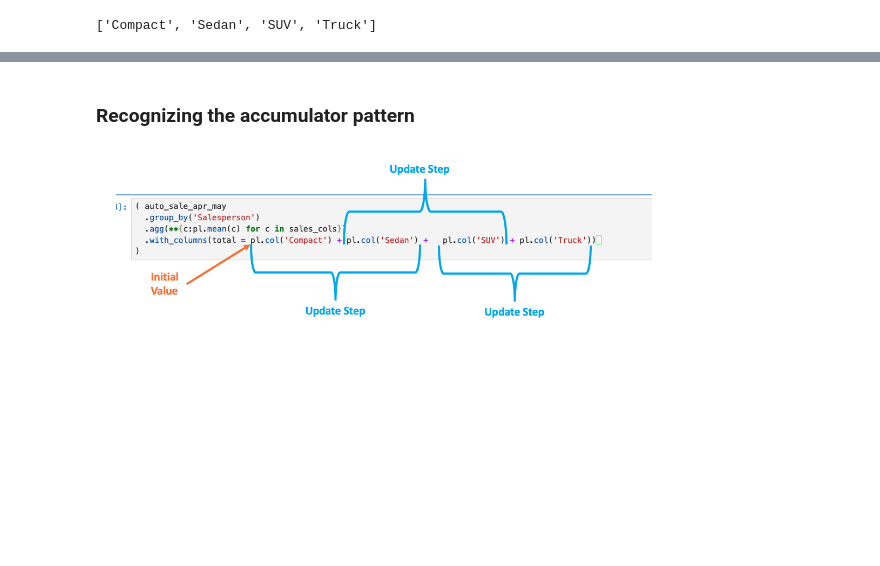
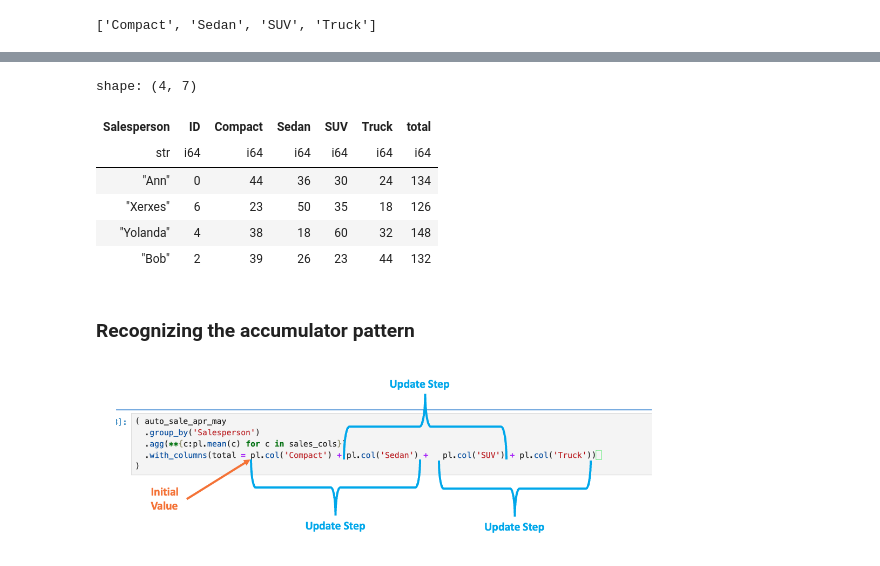
Before and after one commit to benhefel8/DSCI_326_module_3_scaling_up, a Jupyter notebook: 3_8_reduce_and_fold_in_polars.ipynb, the cells around one changed output, grey strips where cells are left out. Cells and saved outputs as stored; diff of their text form; code cells hidden in the pictures; blank space fills up the shorter version.

```diff
--- a/3_8_reduce_and_fold_in_polars.ipynb
+++ b/3_8_reduce_and_fold_in_polars.ipynb
@@ -72,3 +73,17 @@ shape: (4, 6)
+# %%
+( auto_sale_apr_may
+  .group_by('Salesperson')
+  .agg(cs.integer().sum())
+  .with_columns(total = pl.col('Compact') +	pl.col('Sedan') + pl.col('SUV') + pl.col('Truck'))
+)
+# %% [output]
+shape: (4, 7)
+| Salesperson | ID | Compact | Sedan | SUV | Truck | total |
+| str | i64 | i64 | i64 | i64 | i64 | i64 |
+| "Ann" | 0 | 44 | 36 | 30 | 24 | 134 |
+| "Xerxes" | 6 | 23 | 50 | 35 | 18 | 126 |
+| "Yolanda" | 4 | 38 | 18 | 60 | 32 | 148 |
+| "Bob" | 2 | 39 | 26 | 23 | 44 | 132 |
 # %% [markdown]
 ### Recognizing the accumulator pattern
 
```
Also changed, not shown: parts of 7 cells of this notebook.
